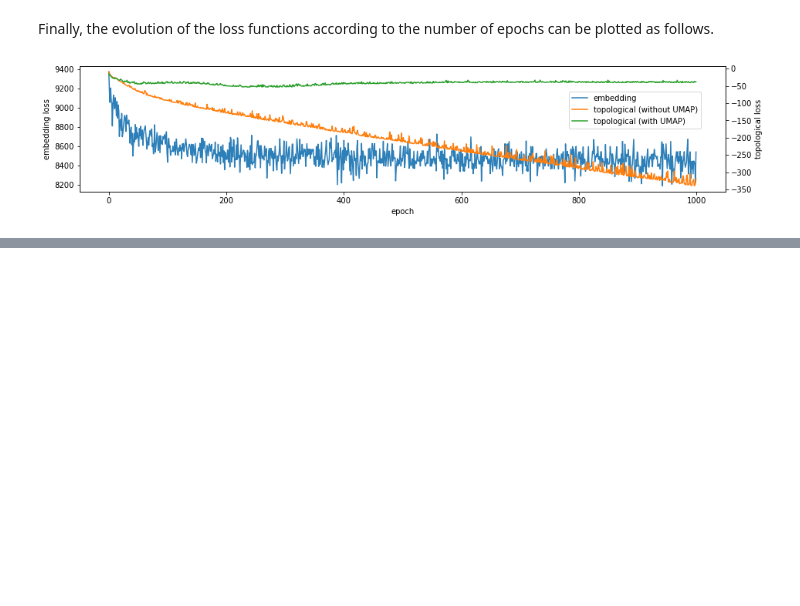
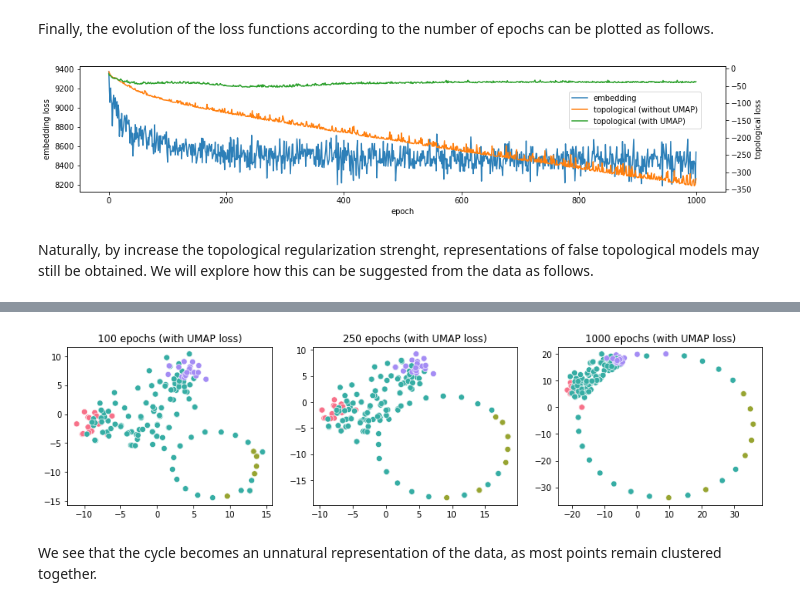
Before and after one commit to robinvndaele/topembedding, a Jupyter notebook: Experiments/CellBifurcating.ipynb, the cells around one changed output, grey strips where cells are left out. Saved outputs shown, nothing was run; the diff lists cells and outputs as text; code cells hidden in the pictures; blank space fills up the shorter version.

Commit message:
cell bif experiment with stronger wrong bias

```diff
--- a/Experiments/CellBifurcating.ipynb
+++ b/Experiments/CellBifurcating.ipynb
@@ -441,3 +441,31 @@ ax.figure.legend(bbox_to_anchor=(0.875, 0.75))
 plt.show()
 # %% [output]
 [figure]
+# %% [markdown]
+Naturally, by increase the topological regularization strenght, representations of false topological models may still be obtained. We will explore how this can be suggested from the data as follows.
+# %%
+# Topological loss function with stronger regularization
+lambda_top_multiplier = 100
+def new_lambda_top_loss(output): return lambda_top_multiplier * top_loss_other(output)
+
+# Learning hyperparameters
+num_epochs = [100, 250, 1000]
+learning_rate = 1e-1
+
+# Conduct topological regularization for different topological loss function
+Y_epochs_lambda = {}
+for epochs in num_epochs:
+    print("\033[1mConducting topologically regularized embedding for " + str(epochs) + " epochs\033[0m")
+    Y_epochs_lambda[epochs], losses_top_other = UMAP(data, top_loss=new_lambda_top_loss, num_epochs=epochs,
+                                                     learning_rate=learning_rate, random_state=42)
+    print("\n")
+
+# View topologically regularized embeddings
+fig, ax = plt.subplots(1, len(num_epochs), figsize=(len(num_epochs) * 5, 3.5))
+for idx, epochs in enumerate(num_epochs):
+    sns.scatterplot(x=Y_epochs_lambda[epochs][:,0], y=Y_epochs_lambda[epochs][:,1],
+                    s=50, hue=t, palette="husl", ax=ax[idx])
+    ax[idx].get_legend().remove()
+    ax[idx].set_title(str(epochs) + " epochs (with UMAP loss)")
+plt.show()
+# %% [output]
@@ -443,0 +489,3 @@ plt.show()
+[figure, added]
+# %% [markdown]
+We see that the cycle becomes an unnatural representation of the data, as most points remain clustered together.
```
Also changed, not shown: parts of 5 cells of this notebook, 1 other file.
